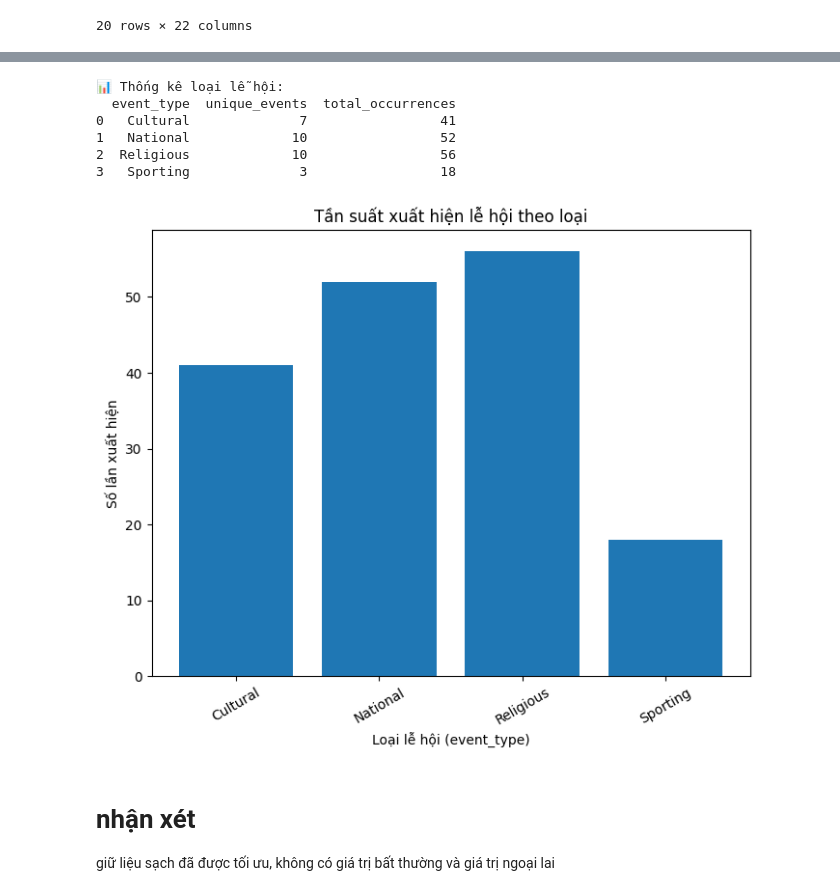
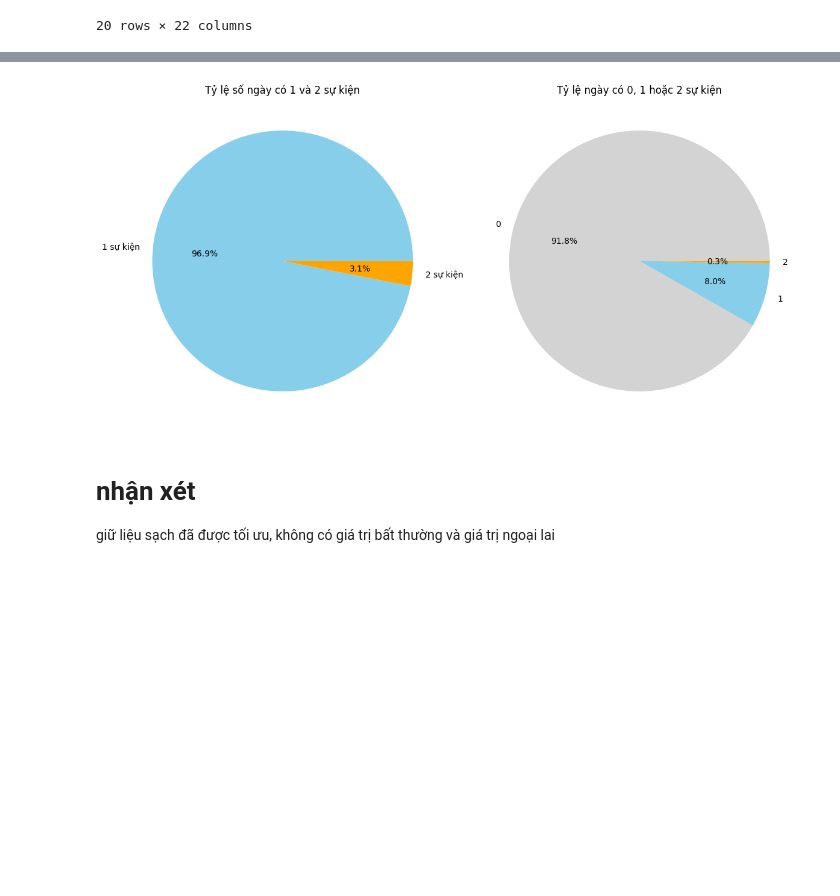
Before and after one commit to NguyenVanTien204/Time_Series_with_Python, a Jupyter notebook: notebook/01_EDA.ipynb, the cells around one changed output, grey strips where cells are left out. Saved outputs shown, nothing was run; the diff lists cells and outputs as text; code cells hidden in the pictures; blank space fills up the shorter version.

```diff
--- a/notebook/01_EDA.ipynb
+++ b/notebook/01_EDA.ipynb
@@ -431,21 +539,0 @@ plt.show()
-# %%
-# Xác định số sự kiện mỗi ngày
-def count_events(row):
-    count = 0
-    if pd.notna(row["event_name_1"]) and pd.notna(row["event_type_1"]):
-        count += 1
-    if pd.notna(row["event_name_2"]) and pd.notna(row["event_type_2"]):
-        count += 1
-    return count
-
-df["num_events"] = df.apply(count_events, axis=1)
-
-# Thống kê số lượng ngày theo số sự kiện
-event_counts = df["num_events"].value_counts().sort_index()
-
-# Vẽ biểu đồ tròn
-plt.figure(figsize=(6,6))
-event_counts.plot(kind="pie", autopct="%.1f%%", colors=["lightgray","skyblue","orange"])
-plt.title("Tỷ lệ ngày có 0, 1 hoặc 2 sự kiện")
-plt.ylabel("")
-plt.show()
@@ -454,37 +540,24 @@ plt.show()
-# %%
-
-# Gom dữ liệu từ 2 cột sự kiện lại
-events = pd.concat([
-    df[["event_name_1", "event_type_1"]].rename(columns={"event_name_1": "event_name", "event_type_1": "event_type"}),
-    df[["event_name_2", "event_type_2"]].rename(columns={"event_name_2": "event_name", "event_type_2": "event_type"})
-])
-
-# Bỏ NaN
-events = events.dropna(subset=["event_name"])
-
-# Thống kê số lượng theo loại lễ hội
-event_type_count = events.groupby("event_type")["event_name"].nunique().reset_index(name="unique_events")
-event_type_count["total_occurrences"] = events.groupby("event_type")["event_name"].count().values
-
-print("📊 Thống kê loại lễ hội:")
-print(event_type_count)
-
-# Vẽ sơ đồ cột
-plt.figure(figsize=(8,6))
-plt.bar(event_type_count["event_type"], event_type_count["total_occurrences"])
-plt.title("Tần suất xuất hiện lễ hội theo loại")
-plt.xlabel("Loại lễ hội (event_type)")
-plt.ylabel("Số lần xuất hiện")
-plt.xticks(rotation=30)
-plt.show()
-# %% [output]
-📊 Thống kê loại lễ hội:
-  event_type  unique_events  total_occurrences
-0   Cultural              7                 41
-1   National             10                 52
-2  Religious             10                 56
-3   Sporting              3                 18
-[figure, removed]
+# %%
+fig, axes = plt.subplots(1, 2, figsize=(12,6))
+
+# Pie chart 1: 1 vs 2 sự kiện
+event_summary["Số ngày"].plot(
+    kind="pie", autopct="%.1f%%", colors=["skyblue", "orange"], ax=axes[0]
+)
+axes[0].set_title("Tỷ lệ số ngày có 1 và 2 sự kiện")
+axes[0].set_ylabel("")
+
+# Pie chart 2: 0/1/2 sự kiện
+event_counts.plot(
+    kind="pie", autopct="%.1f%%", colors=["lightgray","skyblue","orange"], ax=axes[1]
+)
+axes[1].set_title("Tỷ lệ ngày có 0, 1 hoặc 2 sự kiện")
+axes[1].set_ylabel("")
+
+plt.tight_layout()
+plt.show()
+# %% [output]
+[figure, added]
 # %% [markdown]
 # nhận xét
 giữ liệu sạch đã được tối ưu, không có giá trị bất thường và giá trị ngoại lai
```
Also changed, not shown: parts of 11 cells of this notebook, 2 other files.
